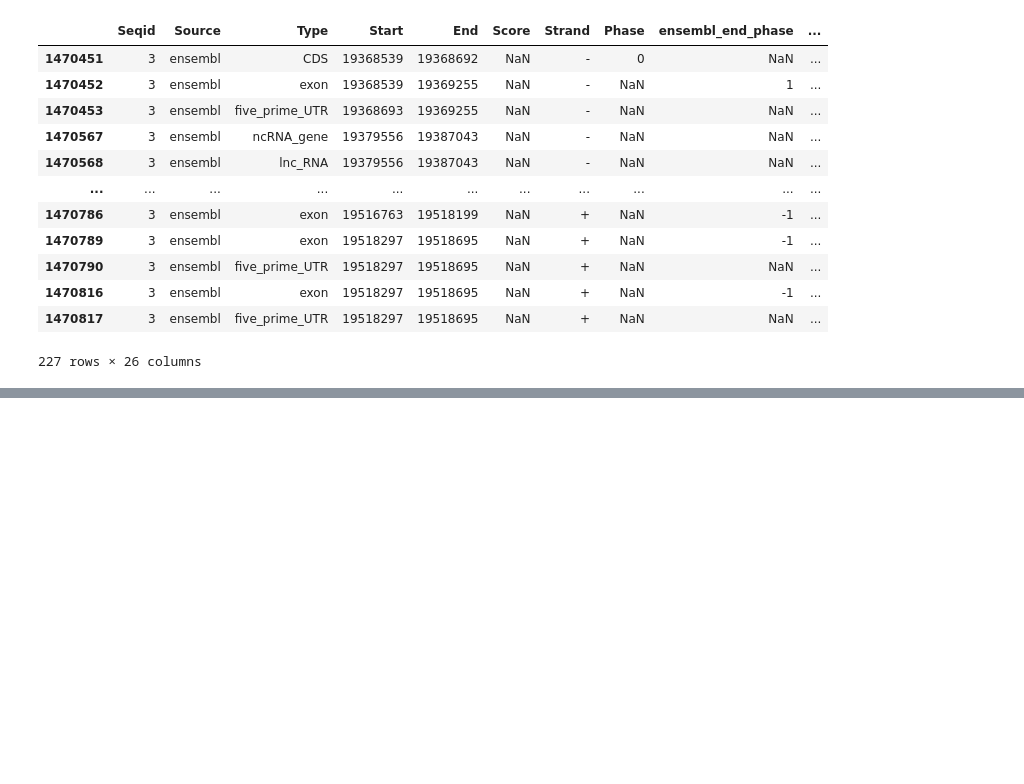
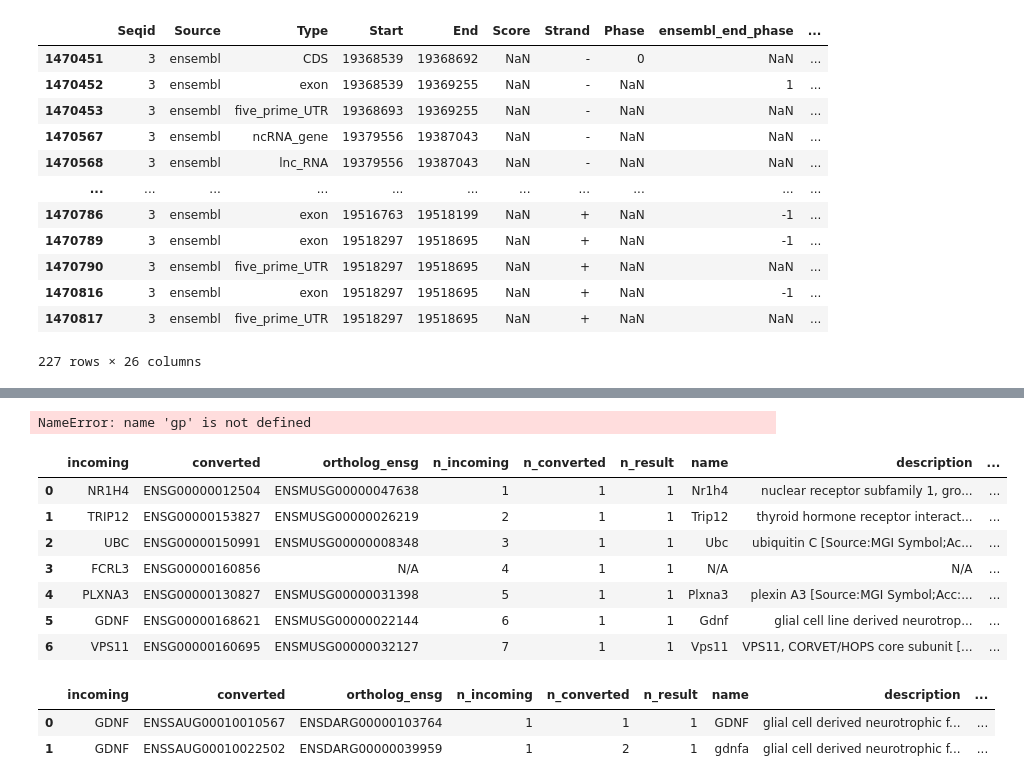
Before and after one commit to AlexMitsis/seabream-thesis, a Jupyter notebook: src/4. postprocessing/Annotations.ipynb, the cells around one changed output, grey strips where cells are left out. Saved outputs shown, nothing was run; the diff lists cells and outputs as text; code cells hidden in the pictures; blank space fills up the shorter version.

```diff
--- a/src/4. postprocessing/Annotations.ipynb
+++ b/src/4. postprocessing/Annotations.ipynb
@@ -269,0 +652,22 @@ a.to_csv(r'C:\Users\arist\OneDrive - Αριστοτέλειο Πανεπιστή
+# %%
+gp.orth(organism='saurata',
+            query=gene_list,
+            target='drerio')
+# %% [output]
+NameError: name 'gp' is not defined
+# %%
+from gprofiler import GProfiler
+
+gp = GProfiler(return_dataframe=True)
+gp.orth(organism='hsapiens',
+            query=['NR1H4','TRIP12','UBC','FCRL3','PLXNA3','GDNF','VPS11'],
+            target='mmusculus')
+# %% [output]
+|  | incoming | converted | ortholog_ensg | n_incoming | n_converted | n_result | name | description | ... |
+| 0 | NR1H4 | ENSG00000012504 | ENSMUSG00000047638 | 1 | 1 | 1 | Nr1h4 | nuclear receptor subfamily 1, gro... | ... |
+| 1 | TRIP12 | ENSG00000153827 | ENSMUSG00000026219 | 2 | 1 | 1 | Trip12 | thyroid hormone receptor interact... | ... |
+| 2 | UBC | ENSG00000150991 | ENSMUSG00000008348 | 3 | 1 | 1 | Ubc | ubiquitin C [Source:MGI Symbol;Ac... | ... |
+| 3 | FCRL3 | ENSG00000160856 | N/A | 4 | 1 | 1 | N/A | N/A | ... |
+| 4 | PLXNA3 | ENSG00000130827 | ENSMUSG00000031398 | 5 | 1 | 1 | Plxna3 | plexin A3 [Source:MGI Symbol;Acc:... | ... |
+| 5 | GDNF | ENSG00000168621 | ENSMUSG00000022144 | 6 | 1 | 1 | Gdnf | glial cell line derived neurotrop... | ... |
+| 6 | VPS11 | ENSG00000160695 | ENSMUSG00000032127 | 7 | 1 | 1 | Vps11 | VPS11, CORVET/HOPS core subunit [... | ... |
@@ -269,0 +676,10 @@ a.to_csv(r'C:\Users\arist\OneDrive - Αριστοτέλειο Πανεπιστή
+# %%
+gp.orth(organism='saurata',
+            query=['GDNF'],
+            target='drerio')
+
+# 'ENSSAUP00010036311','NR1H4','TRIP12','VPS11'
+# %% [output]
+|  | incoming | converted | ortholog_ensg | n_incoming | n_converted | n_result | name | description | ... |
+| 0 | GDNF | ENSSAUG00010010567 | ENSDARG00000103764 | 1 | 1 | 1 | GDNF | glial cell derived neurotrophic f... | ... |
+| 1 | GDNF | ENSSAUG00010022502 | ENSDARG00000039959 | 1 | 2 | 1 | gdnfa | glial cell derived neurotrophic f... | ... |
```
Also changed, not shown: parts of 9 cells of this notebook, 10 other files.
